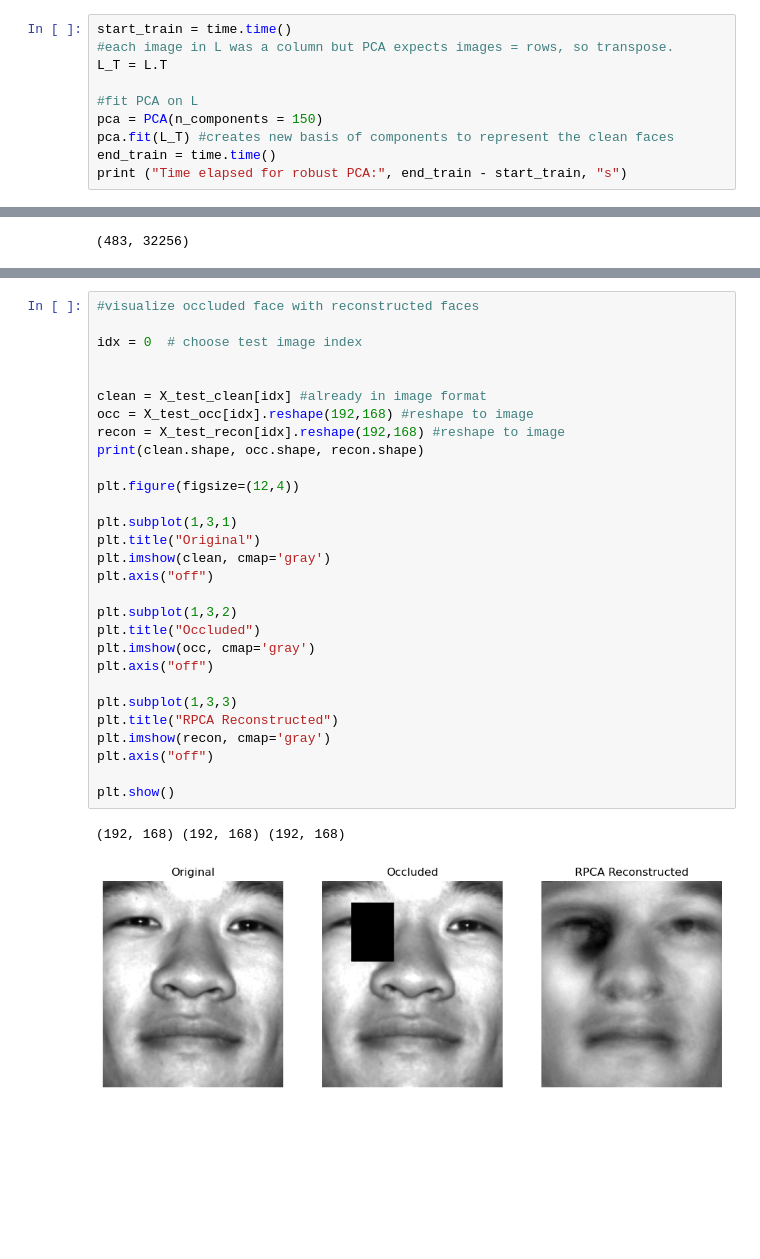
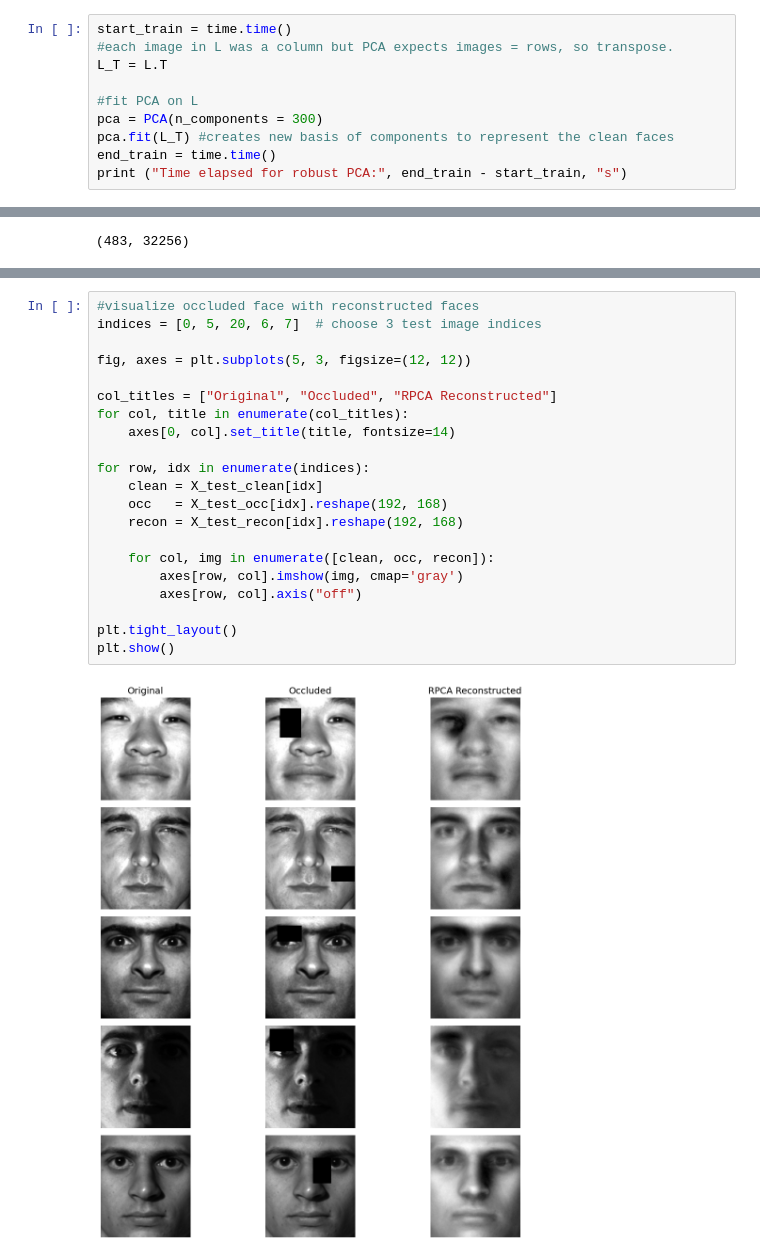
Before and after one commit to Dshreekulkarni/COGS181-FINALPROJECT, a Jupyter notebook: RPCA.ipynb, the cells around one changed output, grey strips where cells are left out. Saved outputs shown, nothing was run; the diff lists cells and outputs as text; blank space fills up the shorter version.

Commit message:
RPCA metrics

```diff
--- a/RPCA.ipynb
+++ b/RPCA.ipynb
@@ -231,7 +218,7 @@ start_train = time.time()
 L_T = L.T
 
 #fit PCA on L
-pca = PCA(n_components = 150)
+pca = PCA(n_components = 300)
 pca.fit(L_T) #creates new basis of components to represent the clean faces
 end_train = time.time()
 print ("Time elapsed for robust PCA:", end_train - start_train, "s")
@@ -273,33 +260,24 @@ X_test_occ shape: (32256, 483)
-# %%
-#visualize occluded face with reconstructed faces
-
-idx = 0  # choose test image index
-
-
-clean = X_test_clean[idx] #already in image format
-occ = X_test_occ[idx].reshape(192,168) #reshape to image
-recon = X_test_recon[idx].reshape(192,168) #reshape to image
-print(clean.shape, occ.shape, recon.shape)
-
-plt.figure(figsize=(12,4))
-
-plt.subplot(1,3,1)
-plt.title("Original")
-plt.imshow(clean, cmap='gray')
-plt.axis("off")
-
-plt.subplot(1,3,2)
-plt.title("Occluded")
-plt.imshow(occ, cmap='gray')
-plt.axis("off")
-
-plt.subplot(1,3,3)
-plt.title("RPCA Reconstructed")
-plt.imshow(recon, cmap='gray')
-plt.axis("off")
-
-plt.show()
-# %% [output]
-(192, 168) (192, 168) (192, 168)
-[figure, removed]
+# %%
+#visualize occluded face with reconstructed faces
+indices = [0, 5, 20, 6, 7]  # choose 3 test image indices
+
+fig, axes = plt.subplots(5, 3, figsize=(12, 12))
+
+col_titles = ["Original", "Occluded", "RPCA Reconstructed"]
+for col, title in enumerate(col_titles):
+    axes[0, col].set_title(title, fontsize=14)
+
+for row, idx in enumerate(indices):
+    clean = X_test_clean[idx]
+    occ   = X_test_occ[idx].reshape(192, 168)
+    recon = X_test_recon[idx].reshape(192, 168)
+
+    for col, img in enumerate([clean, occ, recon]):
+        axes[row, col].imshow(img, cmap='gray')
+        axes[row, col].axis("off")
+
+plt.tight_layout()
+plt.show()
+# %% [output]
+[figure, added]
 # %%
```
Also changed, not shown: parts of 13 cells of this notebook, 1 other file.
